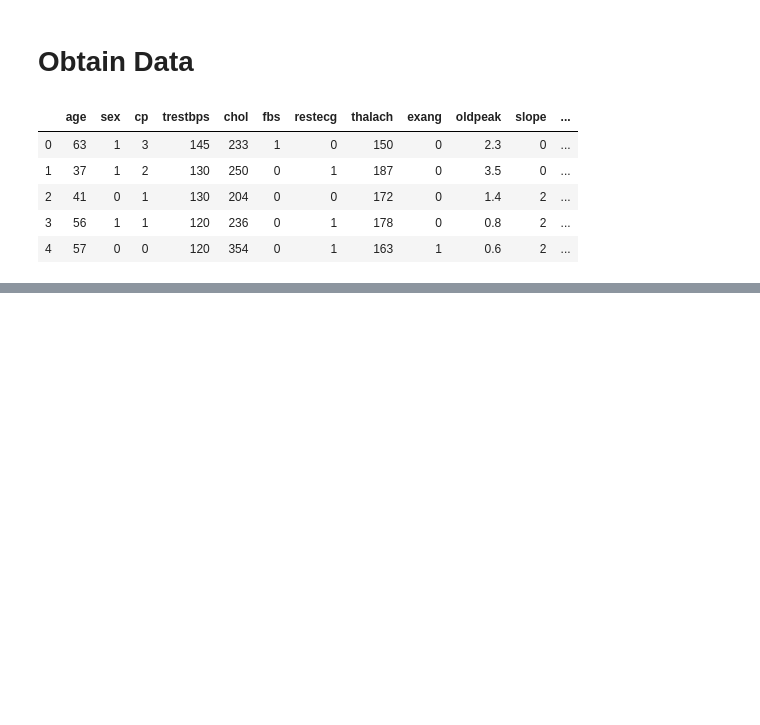
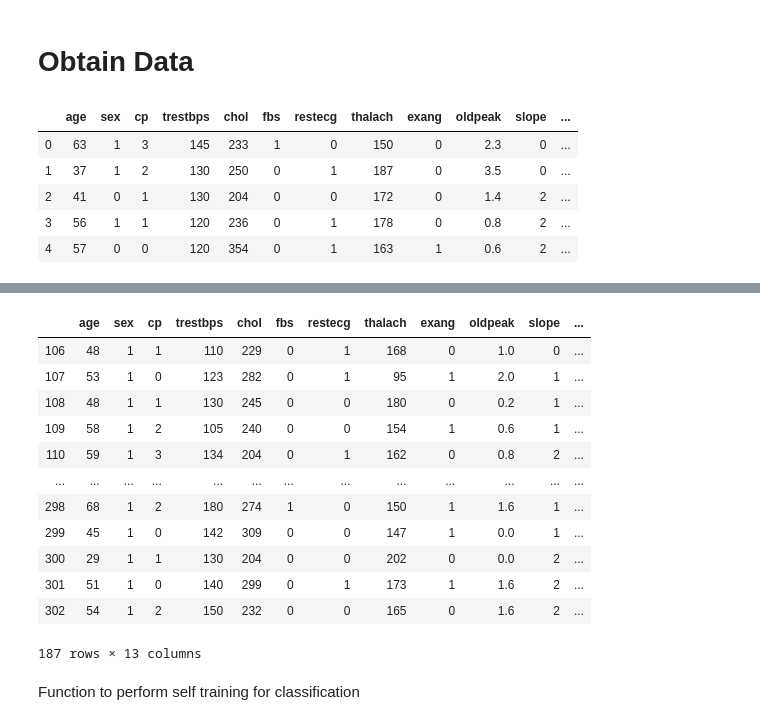
Before and after one commit to douglaspsteen/self_training_example, a Jupyter notebook: self_training.ipynb, the cells around one changed output, grey strips where cells are left out. Drawn from its saved outputs; the diff is of its cells as text; code cells hidden in the pictures; blank space fills up the shorter version.

```diff
--- a/self_training.ipynb
+++ b/self_training.ipynb
@@ -157,0 +170,18 @@ df.loc[[161,193]]
+# %%
+X_unlabeled.drop(index=top_preds_index)
+# %% [output]
+|  | age | sex | cp | trestbps | chol | fbs | restecg | thalach | exang | oldpeak | slope | ... |
+| 106 | 48 | 1 | 1 | 110 | 229 | 0 | 1 | 168 | 0 | 1.0 | 0 | ... |
+| 107 | 53 | 1 | 0 | 123 | 282 | 0 | 1 | 95 | 1 | 2.0 | 1 | ... |
+| 108 | 48 | 1 | 1 | 130 | 245 | 0 | 0 | 180 | 0 | 0.2 | 1 | ... |
+| 109 | 58 | 1 | 2 | 105 | 240 | 0 | 0 | 154 | 1 | 0.6 | 1 | ... |
+| 110 | 59 | 1 | 3 | 134 | 204 | 0 | 1 | 162 | 0 | 0.8 | 2 | ... |
+| ... | ... | ... | ... | ... | ... | ... | ... | ... | ... | ... | ... | ... |
+| 298 | 68 | 1 | 2 | 180 | 274 | 1 | 0 | 150 | 1 | 1.6 | 1 | ... |
+| 299 | 45 | 1 | 0 | 142 | 309 | 0 | 0 | 147 | 1 | 0.0 | 1 | ... |
+| 300 | 29 | 1 | 1 | 130 | 204 | 0 | 0 | 202 | 0 | 0.0 | 2 | ... |
+| 301 | 51 | 1 | 0 | 140 | 299 | 0 | 1 | 173 | 1 | 1.6 | 2 | ... |
+| 302 | 54 | 1 | 2 | 150 | 232 | 0 | 0 | 165 | 0 | 1.6 | 2 | ... |
+187 rows × 13 columns
+# %% [markdown]
+Function to perform self training for classification
```
Also changed, not shown: parts of 23 cells of this notebook.
